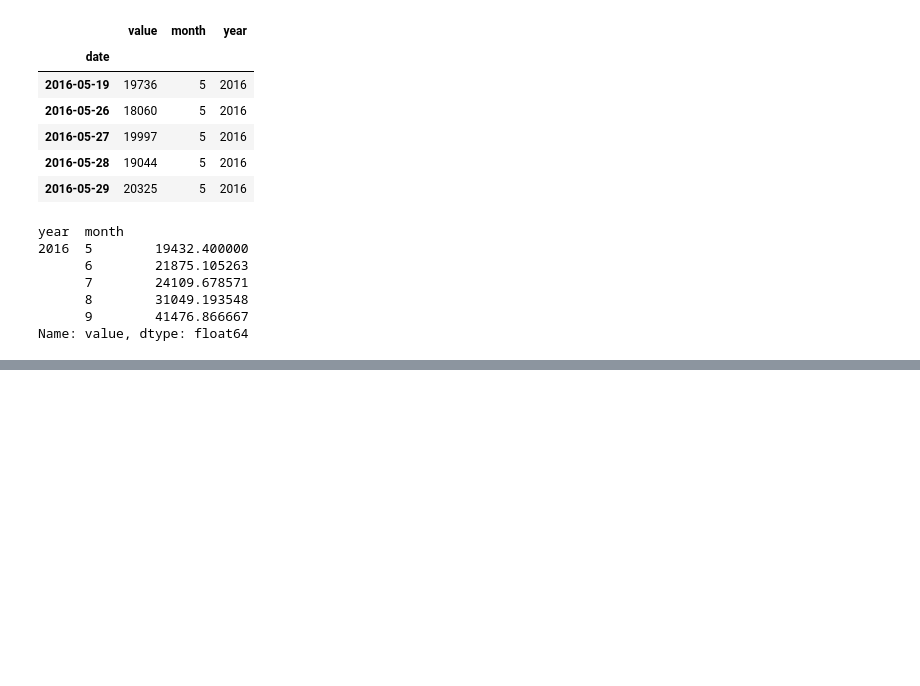
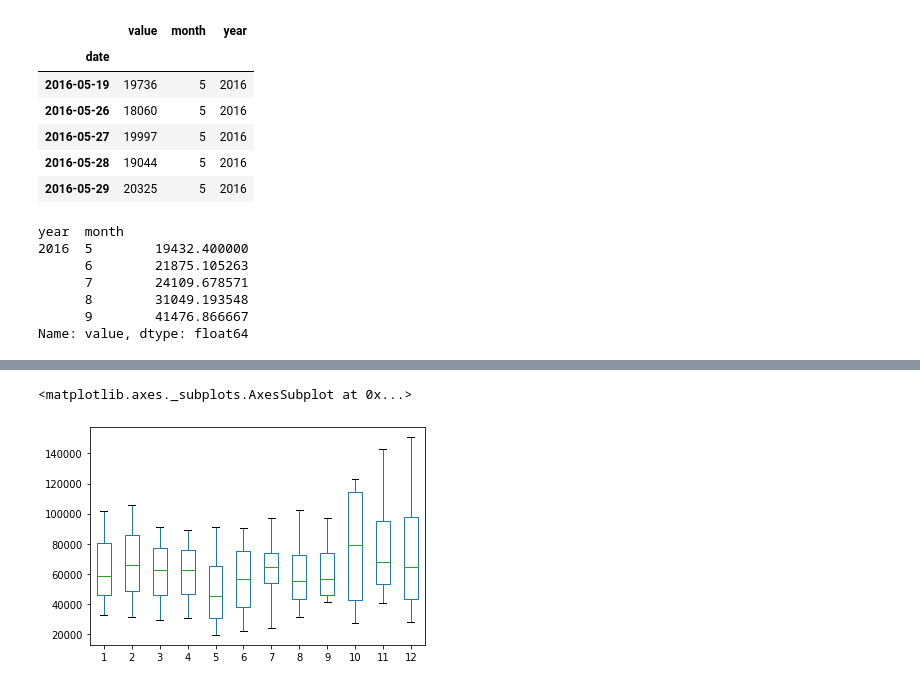
Before and after one commit to sury1999/Data-Analysis-Excercises, a Jupyter notebook: Page_time_series_visualizer.ipynb, the cells around one changed output, grey strips where cells are left out. Saved outputs shown, nothing was run; the diff lists cells and outputs as text; code cells hidden in the pictures; blank space fills up the shorter version.

```diff
--- a/Page_time_series_visualizer.ipynb
+++ b/Page_time_series_visualizer.ipynb
@@ -124,0 +129,6 @@ sns.barplot(data=df_plot)
+# %%
+df_clean
+df_bar.plot(kind='box')
+# %% [output]
+<matplotlib.axes._subplots.AxesSubplot at 0x...>
+[figure, added]
```
Also changed, not shown: parts of 4 cells of this notebook.
